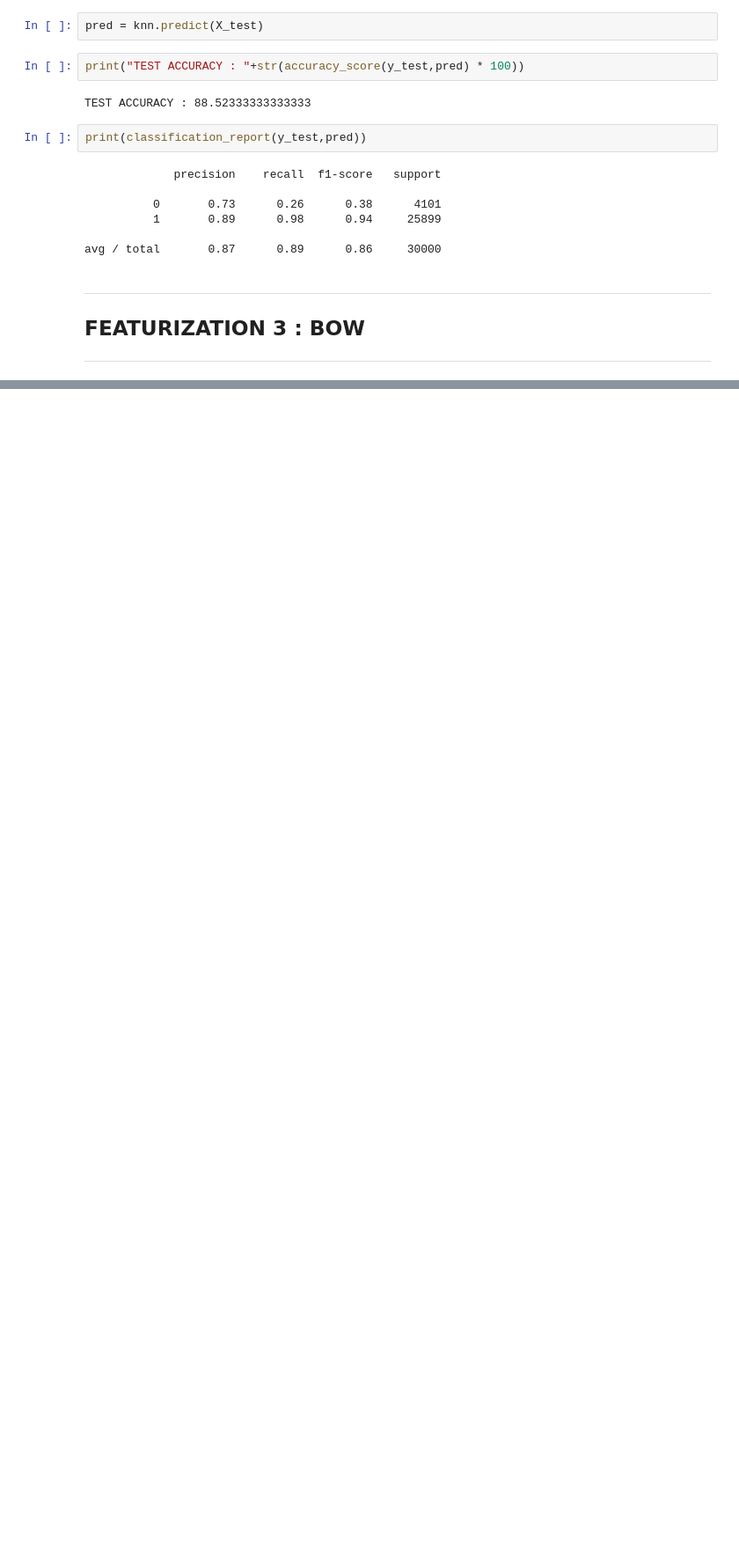
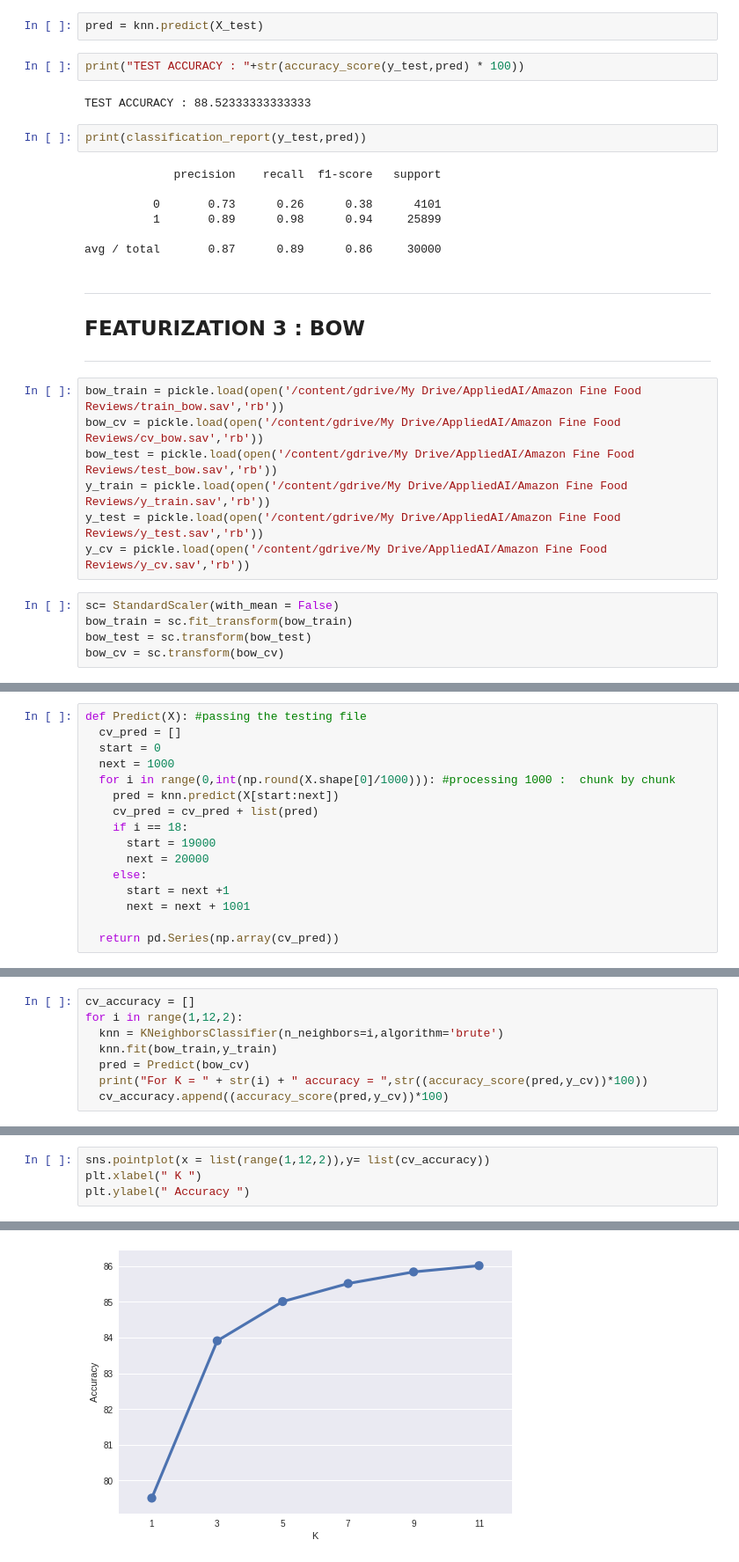
Before and after one commit to iyappan24/Applied-AI-Notebooks, a Jupyter notebook: K_Nearest_Neighbours.ipynb, the cells around one changed output, grey strips where cells are left out. Shown at 88% size. Saved outputs shown, nothing was run; the diff lists cells and outputs as text; blank space fills up the shorter version.

Commit message:
Amazon fine food reviews : KNN

```diff
--- a/K_Nearest_Neighbours.ipynb
+++ b/K_Nearest_Neighbours.ipynb
@@ -178,3 +211,15 @@ avg / total       0.87      0.89      0.86     30000
 
 ## FEATURIZATION 3 : BOW
 _____
+# %%
+bow_train = pickle.load(open('/content/gdrive/My Drive/AppliedAI/Amazon Fine Food Reviews/train_bow.sav','rb'))
+bow_cv = pickle.load(open('/content/gdrive/My Drive/AppliedAI/Amazon Fine Food Reviews/cv_bow.sav','rb'))
+bow_test = pickle.load(open('/content/gdrive/My Drive/AppliedAI/Amazon Fine Food Reviews/test_bow.sav','rb'))
+y_train = pickle.load(open('/content/gdrive/My Drive/AppliedAI/Amazon Fine Food Reviews/y_train.sav','rb'))
+y_test = pickle.load(open('/content/gdrive/My Drive/AppliedAI/Amazon Fine Food Reviews/y_test.sav','rb'))
+y_cv = pickle.load(open('/content/gdrive/My Drive/AppliedAI/Amazon Fine Food Reviews/y_cv.sav','rb'))
+# %%
+sc= StandardScaler(with_mean = False)
+bow_train = sc.fit_transform(bow_train)
+bow_test = sc.transform(bow_test)
+bow_cv = sc.transform(bow_cv)
@@ -180,0 +228,16 @@ _____
+# %%
+def Predict(X): #passing the testing file
+  cv_pred = []
+  start = 0
+  next = 1000
+  for i in range(0,int(np.round(X.shape[0]/1000))): #processing 1000 :  chunk by chunk
+    pred = knn.predict(X[start:next])
+    cv_pred = cv_pred + list(pred)
+    if i == 18:
+      start = 19000
+      next = 20000
+    else:
+      start = next +1
+      next = next + 1001
+
+  return pd.Series(np.array(cv_pred))
@@ -180,0 +246,8 @@ _____
+# %%
+cv_accuracy = []
+for i in range(1,12,2):
+  knn = KNeighborsClassifier(n_neighbors=i,algorithm='brute')
+  knn.fit(bow_train,y_train)
+  pred = Predict(bow_cv)
+  print("For K = " + str(i) + " accuracy = ",str((accuracy_score(pred,y_cv))*100))
+  cv_accuracy.append((accuracy_score(pred,y_cv))*100)
@@ -180,0 +261,5 @@ _____
+# %%
+sns.pointplot(x = list(range(1,12,2)),y= list(cv_accuracy))
+plt.xlabel(" K ")
+plt.ylabel(" Accuracy ")
+# %% [output]
@@ -180,0 +267 @@ _____
+[figure, added]
```
Also changed, not shown: parts of 22 cells of this notebook.
